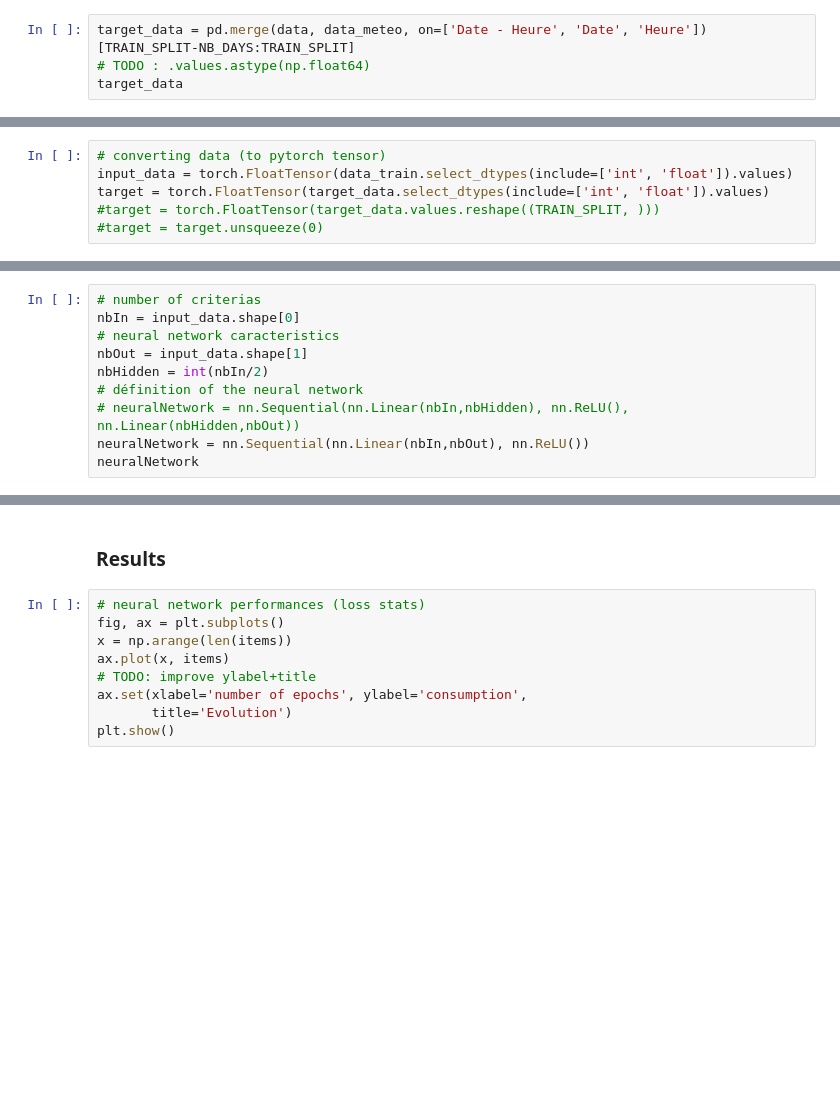
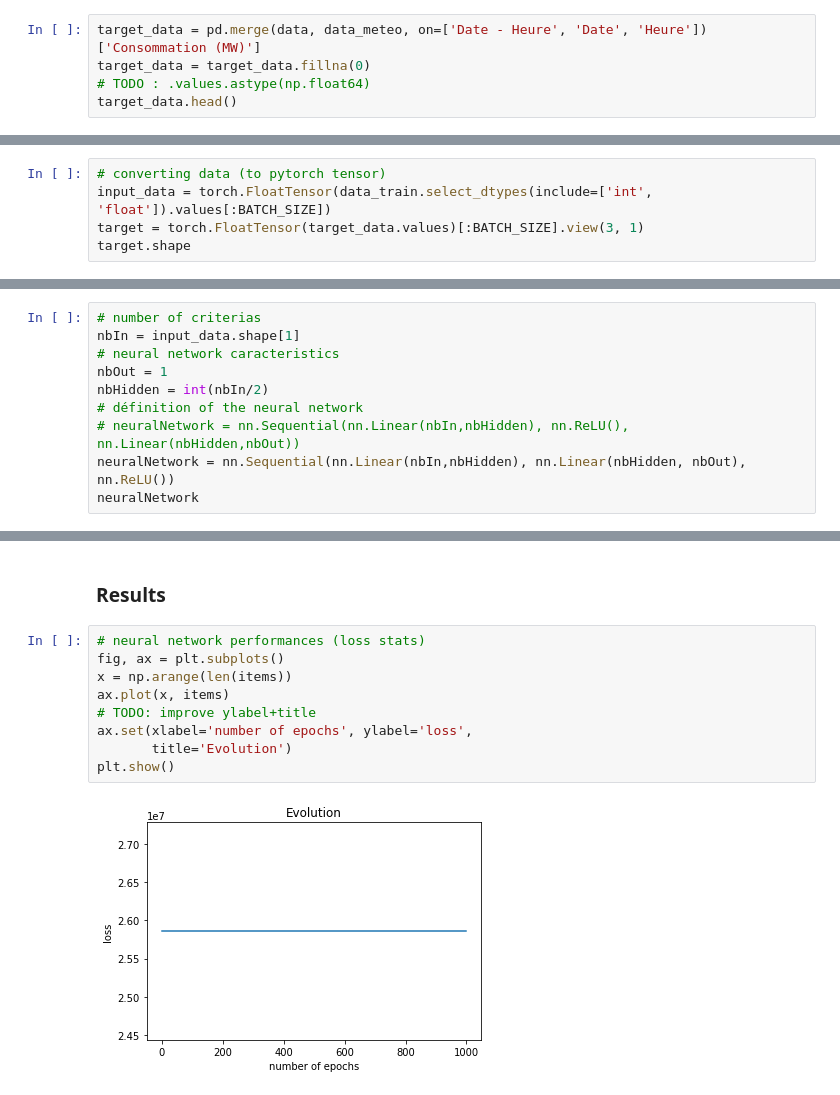
Before and after one commit to NicolasLacroix/data-representation, a Jupyter notebook: notebooks/consumption_prediction.ipynb, the cells around one changed output, grey strips where cells are left out. Drawn from its saved outputs; the diff is of its cells as text; blank space fills up the shorter version.

```diff
--- a/notebooks/consumption_prediction.ipynb
+++ b/notebooks/consumption_prediction.ipynb
@@ -124,7 +125,8 @@ data_train
 # %% [markdown]
 ### Target dataset
 # %%
-target_data = pd.merge(data, data_meteo, on=['Date - Heure', 'Date', 'Heure'])[TRAIN_SPLIT-NB_DAYS:TRAIN_SPLIT]
+target_data = pd.merge(data, data_meteo, on=['Date - Heure', 'Date', 'Heure'])['Consommation (MW)']
+target_data = target_data.fillna(0)
 # TODO : .values.astype(np.float64)
-target_data
+target_data.head()
 # %% [output]
@@ -144,7 +140,6 @@ target_data
 ### Neural Network
 # %%
 # converting data (to pytorch tensor)
-input_data = torch.FloatTensor(data_train.select_dtypes(include=['int', 'float']).values)
-target = torch.FloatTensor(target_data.select_dtypes(include=['int', 'float']).values)
-#target = torch.FloatTensor(target_data.values.reshape((TRAIN_SPLIT, )))
-#target = target.unsqueeze(0)
+input_data = torch.FloatTensor(data_train.select_dtypes(include=['int', 'float']).values[:BATCH_SIZE])
+target = torch.FloatTensor(target_data.values)[:BATCH_SIZE].view(3, 1)
+target.shape
@@ -151,12 +148,12 @@ target = torch.FloatTensor(target_data.select_dtypes(include=['int', 'float']).v
 # %%
 # number of criterias
-nbIn = input_data.shape[0]
+nbIn = input_data.shape[1]
 # neural network caracteristics
-nbOut = input_data.shape[1]
+nbOut = 1
 nbHidden = int(nbIn/2)
 # définition of the neural network
 # neuralNetwork = nn.Sequential(nn.Linear(nbIn,nbHidden), nn.ReLU(), nn.Linear(nbHidden,nbOut))
-neuralNetwork = nn.Sequential(nn.Linear(nbIn,nbOut), nn.ReLU())
+neuralNetwork = nn.Sequential(nn.Linear(nbIn,nbHidden), nn.Linear(nbHidden, nbOut), nn.ReLU())
 neuralNetwork
 # %% [output]
 Sequential(
@@ -191,12 +202,14 @@ RuntimeError: size mismatch, m1: [230 x 39], m2: [230 x 39] at C:\w\1\s\windows\
 # %%
 # neural network performances (loss stats)
 fig, ax = plt.subplots()
 x = np.arange(len(items))
 ax.plot(x, items)
 # TODO: improve ylabel+title
-ax.set(xlabel='number of epochs', ylabel='consumption',
+ax.set(xlabel='number of epochs', ylabel='loss',
        title='Evolution')
 plt.show()
+# %% [output]
+[figure, added]
 # %%
 # results
 # gca = get current axis
```
Also changed, not shown: parts of 9 cells of this notebook, 3 other files.
